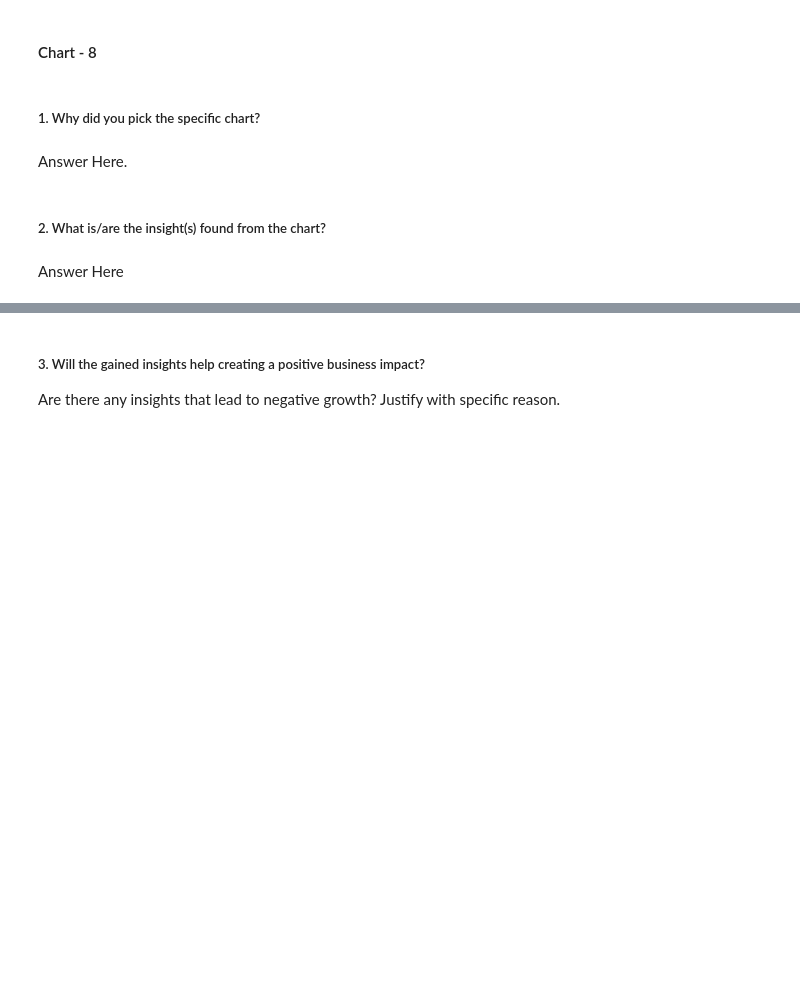
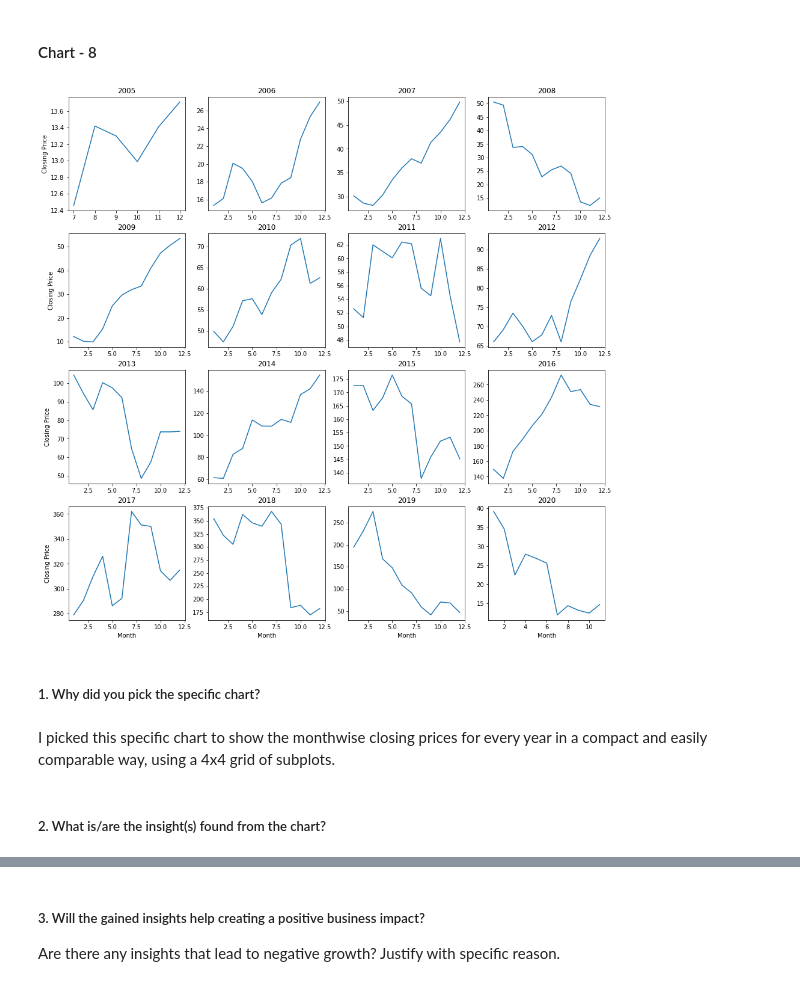
Before and after one commit to Saurabhshrma/YesBank-Stock-Closing-Price-Predicton, a Jupyter notebook: YesBank_regression.ipynb, the cells around one changed output, grey strips where cells are left out. Cells and saved outputs as stored; diff of their text form; code cells hidden in the pictures; blank space fills up the shorter version.

```diff
--- a/YesBank_regression.ipynb
+++ b/YesBank_regression.ipynb
@@ -417,8 +432,44 @@ Answer Here
+# %%
+import matplotlib.pyplot as plt
+
+# Group the data by year and month, and calculate the average closing price for each group
+grouped = stock_df.groupby(['Year', 'Month'])['Close'].mean()
+
+# Get the unique years in the data
+years = stock_df['Year'].unique()
+
+
+# Create a 4x4 grid of subplots
+fig, axs = plt.subplots(4, 4, figsize=(16, 16))
+
+# Loop over each year and plot the monthwise closing prices
+for i, year in enumerate(years):
+    # Get the row and column indices for the current subplot
+    row = i // 4
+    col = i % 4
+
+    # Select the data for the current year
+    year_df = stock_df[stock_df['Year'] == year]
+
+    # Plot the monthwise closing prices on the current subplot
+    axs[row, col].plot(year_df['Month'], year_df['Close'])
+    axs[row, col].set_title(year)
+
+    # Set the x-axis label for the bottom row of subplots
+    if row == 3:
+        axs[row, col].set_xlabel('Month')
+
+    # Set the y-axis label for the leftmost column of subplots
+    if col == 0:
+        axs[row, col].set_ylabel('Closing Price')
+
+# Show the plot
+plt.show()
+# %% [output]
+[figure, added]
 # %% [markdown]
 ##### 1. Why did you pick the specific chart?
-# %% [markdown]
-Answer Here.
+# %% [markdown]
+I picked this specific chart to show the monthwise closing prices for every year in a compact and easily comparable way, using a 4x4 grid of subplots.
 # %% [markdown]
 ##### 2. What is/are the insight(s) found from the chart?
-# %% [markdown]
-Answer Here
```
Also changed, not shown: parts of 92 cells of this notebook.
